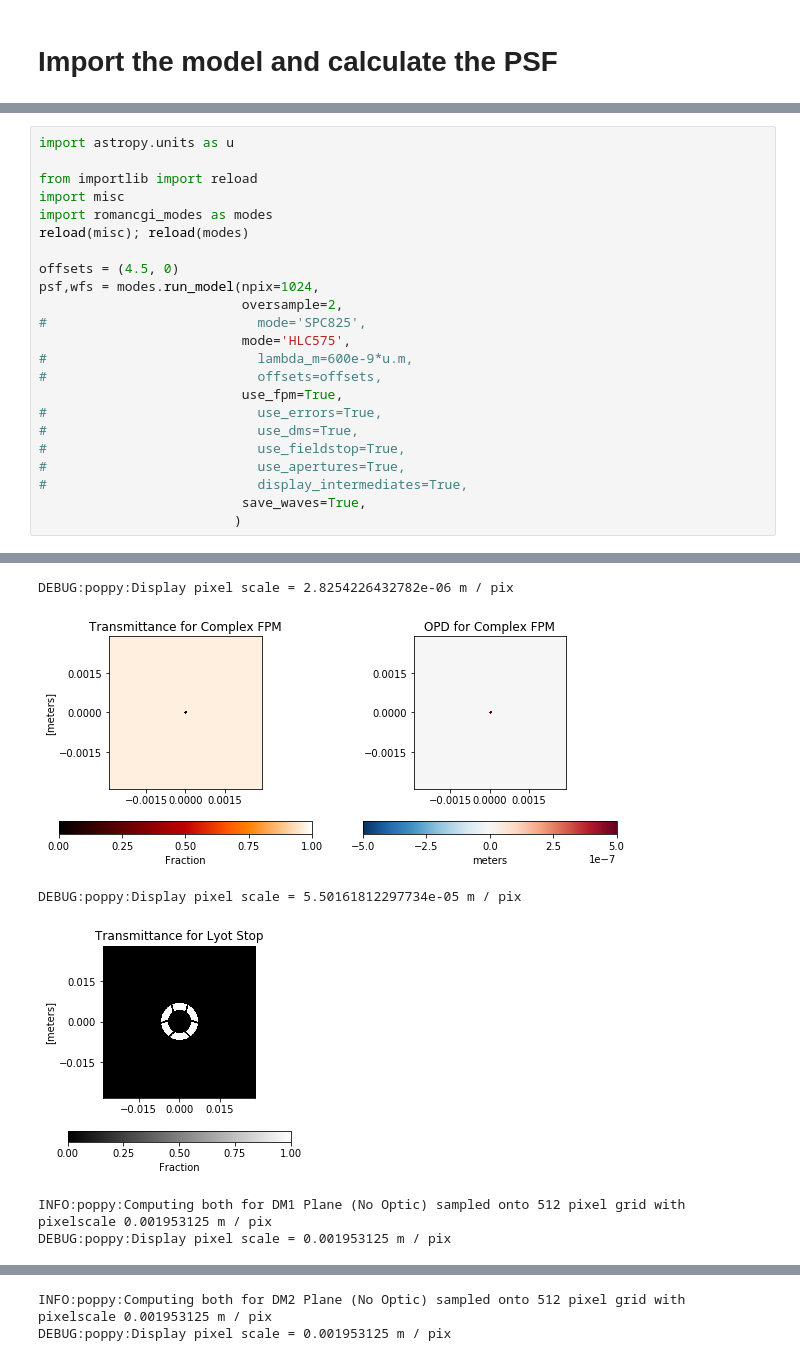
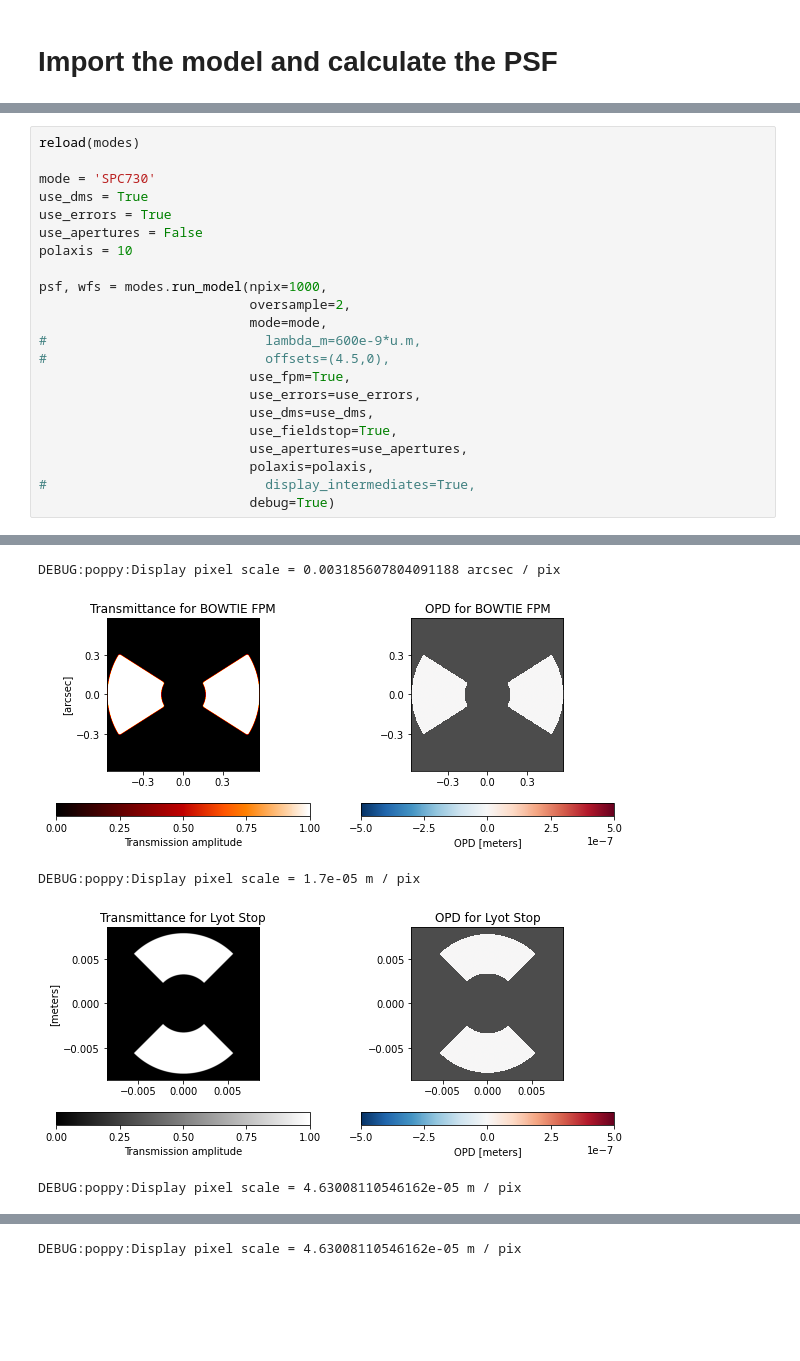
Before and after one commit to kian1377/Roman-CGI-POPPY, a Jupyter notebook: run_romancgi_modes.ipynb, the cells around one changed output, grey strips where cells are left out. Drawn from its saved outputs; the diff is of its cells as text; blank space fills up the shorter version.

Commit message:
Updates to the models

```diff
--- a/run_romancgi_modes.ipynb
+++ b/run_romancgi_modes.ipynb
@@ -3,24 +66,23 @@
 # %%
-import astropy.units as u
+reload(modes)
 
-from importlib import reload
-import misc
-import romancgi_modes as modes
-reload(misc); reload(modes)
+mode = 'SPC730'
+use_dms = True
+use_errors = True
+use_apertures = False
+polaxis = 10
 
-offsets = (4.5, 0)
-psf,wfs = modes.run_model(npix=1024,
-                          oversample=2,
-#                           mode='SPC825',
-                          mode='HLC575',
-#                           lambda_m=600e-9*u.m,
-#                           offsets=offsets,
-                          use_fpm=True,
-#                           use_errors=True,
-#                           use_dms=True,
-#                           use_fieldstop=True,
-#                           use_apertures=True,
-#                           display_intermediates=True,
-                          save_waves=True,
-                         )
+psf, wfs = modes.run_model(npix=1000,
+                           oversample=2,
+                           mode=mode,
+#                            lambda_m=600e-9*u.m,
+#                            offsets=(4.5,0),
+                           use_fpm=True,
+                           use_errors=use_errors,
+                           use_dms=use_dms,
+                           use_fieldstop=True,
+                           use_apertures=use_apertures,
+                           polaxis=polaxis,
+#                            display_intermediates=True,
+                           debug=True)
 # %% [output]
@@ -42,6 +93,5 @@ DEBUG:poppy:Display pixel scale = 0.001953125 m / pix
-DEBUG:poppy:Display pixel scale = 2.8254226432782e-06 m / pix
+DEBUG:poppy:Display pixel scale = 0.003185607804091188 arcsec / pix
-[figure, old version]
+[figure, new version]
-DEBUG:poppy:Display pixel scale = 5.50161812297734e-05 m / pix
+DEBUG:poppy:Display pixel scale = 1.7e-05 m / pix
-[figure, old version]
+[figure, new version]
-INFO:poppy:Computing both for DM1 Plane (No Optic) sampled onto 512 pixel grid with pixelscale 0.001953125 m / pix
-DEBUG:poppy:Display pixel scale = 0.001953125 m / pix
+DEBUG:poppy:Display pixel scale = 4.63008110546162e-05 m / pix
@@ -49,2 +99 @@ DEBUG:poppy:Display pixel scale = 0.001953125 m / pix
-INFO:poppy:Computing both for DM2 Plane (No Optic) sampled onto 512 pixel grid with pixelscale 0.001953125 m / pix
-DEBUG:poppy:Display pixel scale = 0.001953125 m / pix
+DEBUG:poppy:Display pixel scale = 4.63008110546162e-05 m / pix
```
Also changed, not shown: parts of 11 cells of this notebook, 7 other files.
